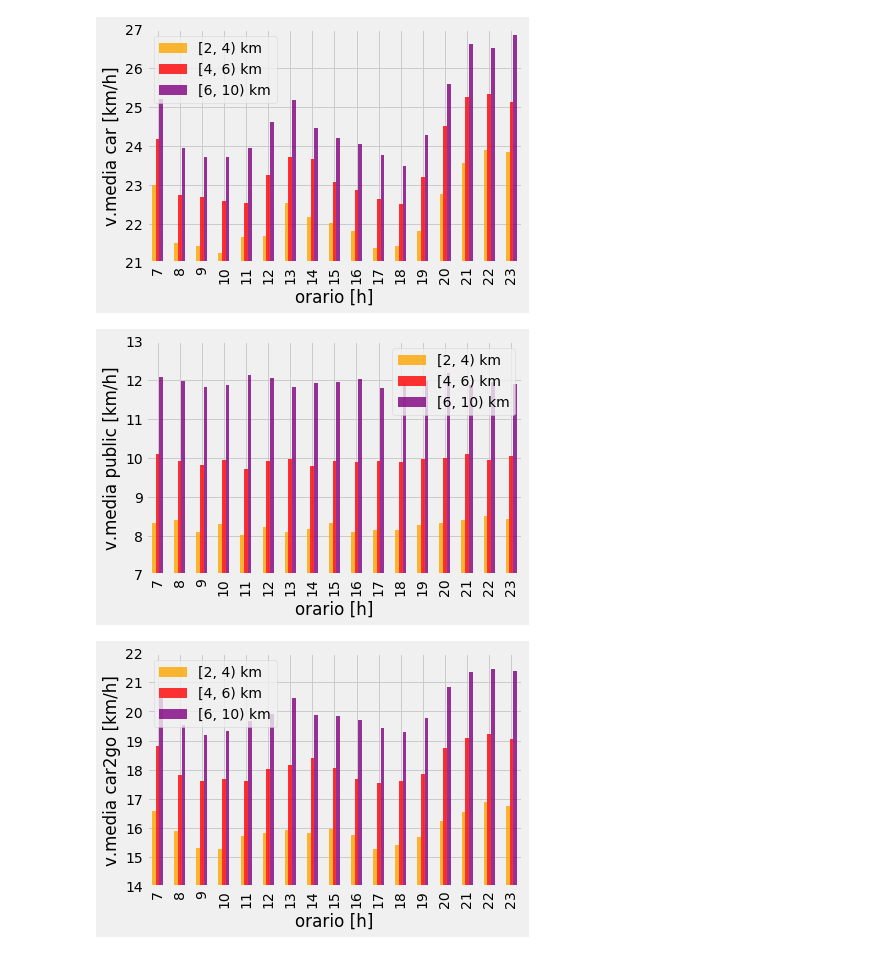
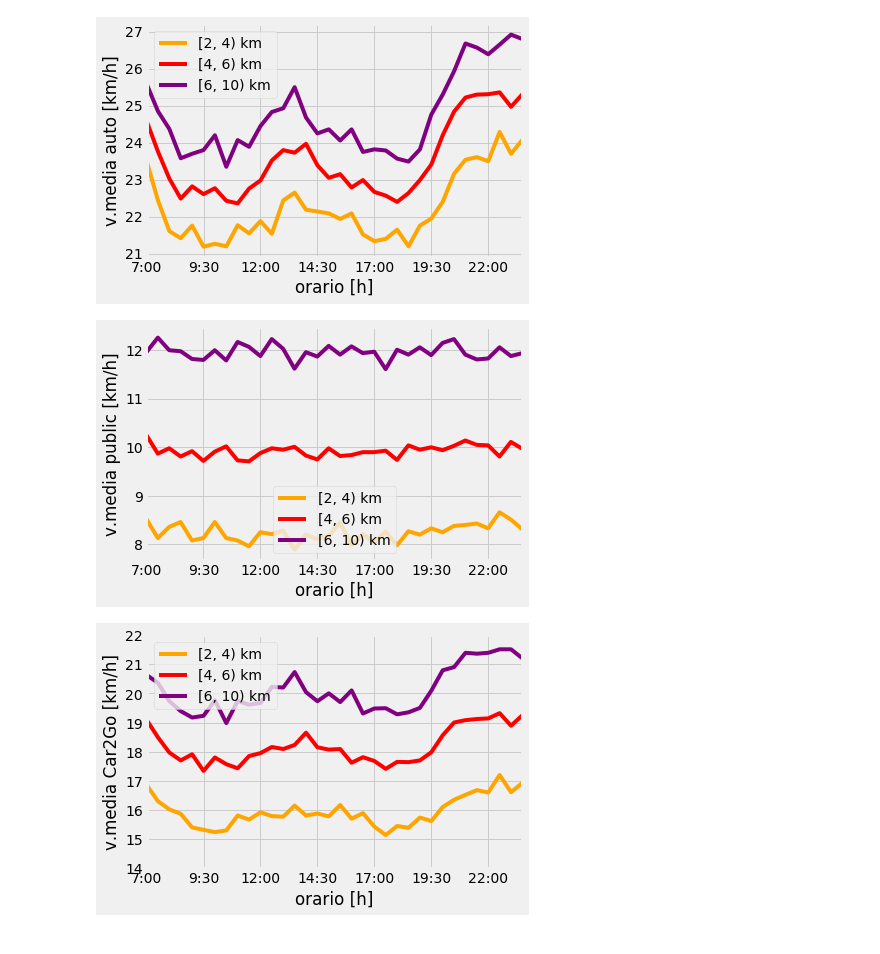
Before and after one commit to mmastrapasqua7/kowalskianalysis, a Jupyter notebook: jupyter/3_AnalisiEVariazioneVelocitaMediaMezziClassi.ipynb, the cells around one changed output. Cells and saved outputs as stored; diff of their text form; code cells hidden in the pictures.

```diff
--- a/jupyter/3_AnalisiEVariazioneVelocitaMediaMezziClassi.ipynb
+++ b/jupyter/3_AnalisiEVariazioneVelocitaMediaMezziClassi.ipynb
@@ -9,6 +9,16 @@ plt.style.use('fivethirtyeight')
 csvfile = 'csv/alldata.csv'
 distance_param = 'CDistance'
 wcolors = ['orange', 'red', 'purple']
+myindex = [
+    '7:00', '7:30', '8:00', '8:30',
+    '9:00', '9:30', '10:00', '10:30',
+    '11:00', '11:30', '12:00', '12:30',
+    '13:00', '13:30', '14:00', '14:30',
+    '15:00', '15:30', '16:00', '16:30',
+    '17:00', '17:30', '18:00', '18:30',
+    '19:00', '19:30', '20:00', '20:30',
+    '21:00', '21:30', '22:00', '22:30',
+    '23:00', '23:30']
 
 # LETTURA DATI
 tragitti = pd.read_csv(csvfile, index_col=False)
@@ -32,11 +42,13 @@ def clean(df):
 # Velocita' media durante il giorno
 def vmedia_giorno(df, mezzo):
     ore = range(7, 24)
+    minuti = [0, 30]
     vmedia_giorno_ore = []
     for ora in ore:
-        tragitti_fascia_oraria = df[df['Hour'] == ora]
-        velocita_media_oraria = (tragitti_fascia_oraria[distance_param] * 60.) / tragitti_fascia_oraria[mezzo]
-        vmedia_giorno_ore.append(velocita_media_oraria.mean())
+        for minuto in minuti:
+            tragitti_fascia_oraria = df[(df['Hour'] == ora) & (df['Minute'] >= minuto) & (df['Minute'] <= (minuto + 30))]
+            velocita_media_oraria = (tragitti_fascia_oraria[distance_param] * 60.) / tragitti_fascia_oraria[mezzo]
+            vmedia_giorno_ore.append(velocita_media_oraria.mean())
     return vmedia_giorno_ore
 
 def vmedia_week(df, mezzo):
@@ -51,31 +63,28 @@ def vmedia_week(df, mezzo):
 
     array = np.array(lst).T
 
-    return pd.DataFrame(array, index=range(7,24), columns=['[2, 4) km', '[4, 6) km', '[6, 10) km']).round(2)
+    return pd.DataFrame(array, index=myindex, columns=['[2, 4) km', '[4, 6) km', '[6, 10) km']).round(2)
 # %%
 tragitti = tragitti[clean(tragitti)]
-vmedia_week(tragitti, 'Car').plot.bar(color=wcolors, alpha=.8)
-plt.ylim(21, 27)
+vmedia_week(tragitti, 'Car').plot(color=wcolors)
 plt.xlabel('orario [h]')
-plt.ylabel('v.media car [km/h]')
+plt.ylabel('v.media auto [km/h]')
 plt.show()
 # %% [output]
-[figure, old version]
+[figure, new version]
 # %%
-vmedia_week(tragitti, 'Public').plot.bar(color=wcolors, alpha=.8)
-plt.ylim(7, 13)
-plt.yticks(range(7, 14, 1))
+vmedia_week(tragitti, 'Public').plot(color=wcolors)
 plt.xlabel('orario [h]')
 plt.ylabel('v.media public [km/h]')
 plt.show()
 # %% [output]
-[figure, old version]
+[figure, new version]
 # %%
-vmedia_week(tragitti, 'Car2Go').plot.bar(color=wcolors, alpha=.8)
+vmedia_week(tragitti, 'Car2Go').plot(color=wcolors)
 plt.ylim(14, 22)
 plt.xlabel('orario [h]')
-plt.ylabel('v.media car2go [km/h]')
+plt.ylabel('v.media Car2Go [km/h]')
 plt.show()
 # %% [output]
-[figure, old version]
+[figure, new version]
 # %%
```
Also changed, not shown: parts of 1 cell of this notebook, 1 other file.
